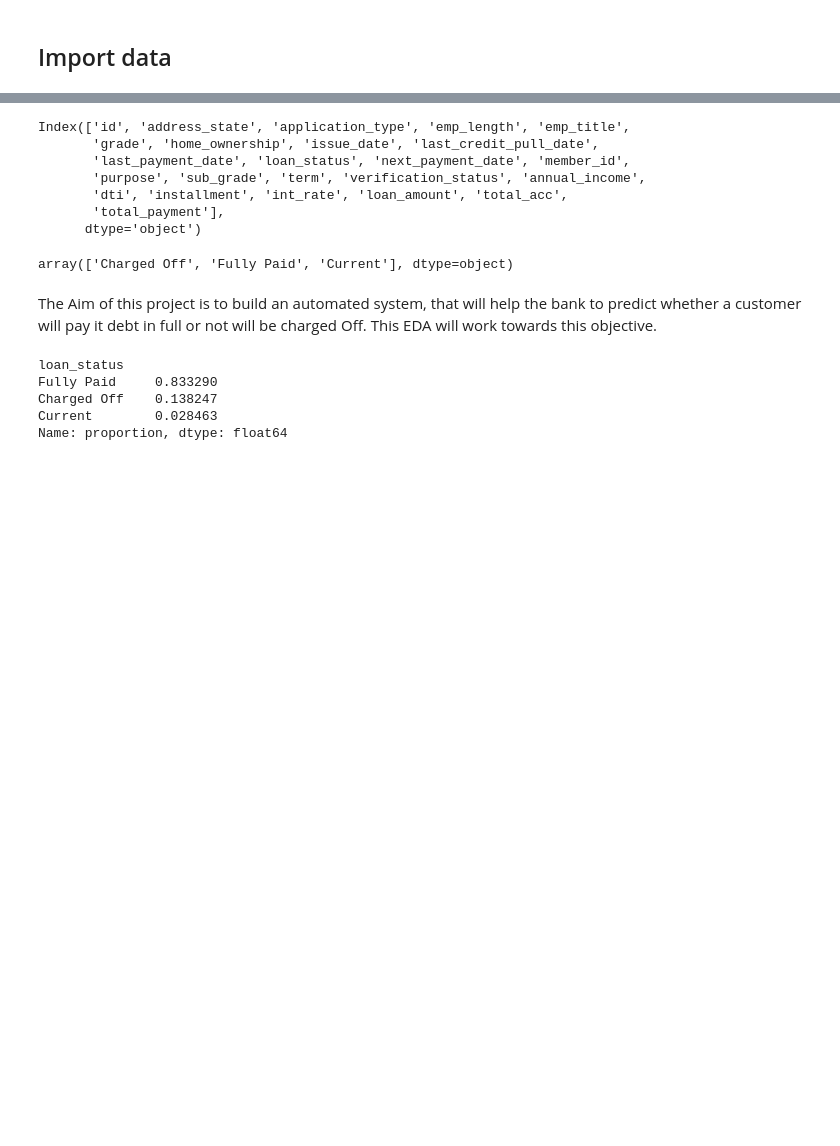
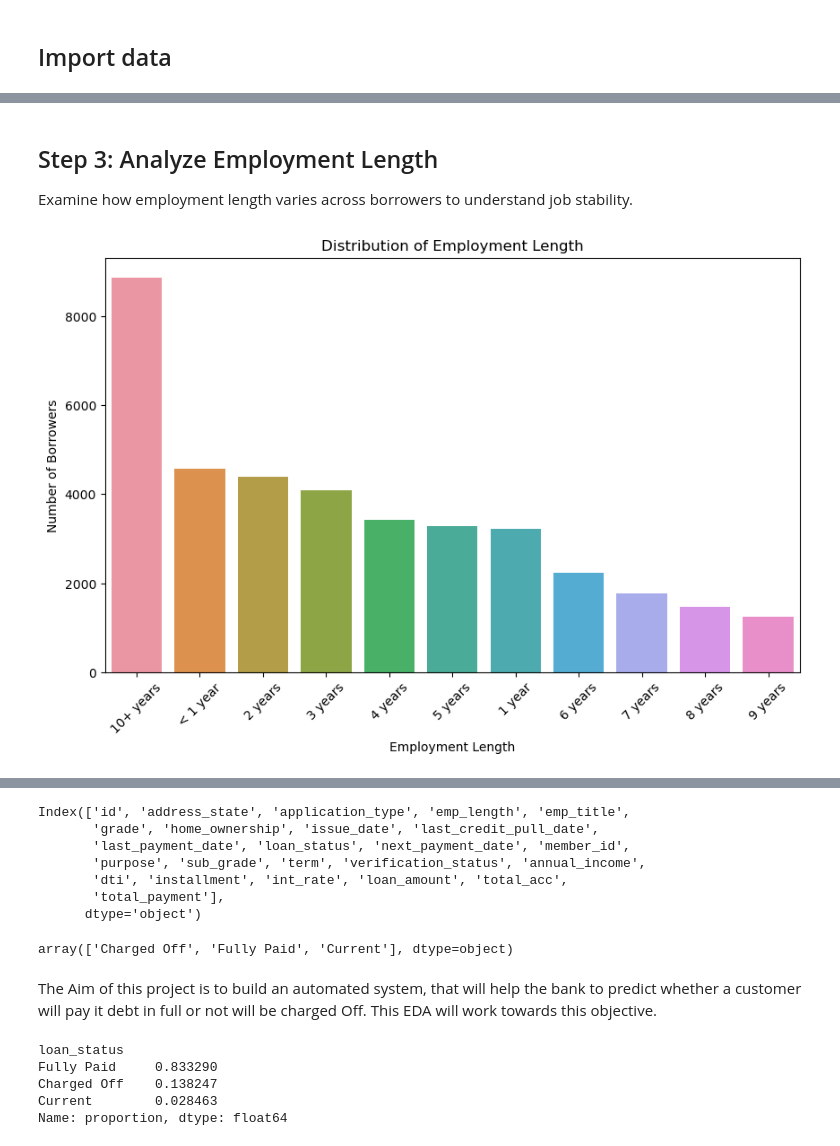
Before and after one commit to noe2019/Smart-Lending, a Jupyter notebook: Notebooks/EDA.ipynb, the cells around one changed output, grey strips where cells are left out. Drawn from its saved outputs; the diff is of its cells as text; code cells hidden in the pictures; blank space fills up the shorter version.

```diff
--- a/Notebooks/EDA.ipynb
+++ b/Notebooks/EDA.ipynb
@@ -18,0 +121,14 @@ df.head()
+# %% [markdown]
+## Step 3: Analyze Employment Length
+Examine how employment length varies across borrowers to understand job stability.
+# %%
+# Plot the distribution of employment length
+plt.figure(figsize=(10, 6))
+sns.countplot(data=df, x='emp_length', order=df['emp_length'].value_counts().index)
+plt.title('Distribution of Employment Length')
+plt.xlabel('Employment Length')
+plt.ylabel('Number of Borrowers')
+plt.xticks(rotation=45)
+plt.show()
+# %% [output]
+[figure, added]
```
Also changed, not shown: parts of 17 cells of this notebook, 1 other file.
